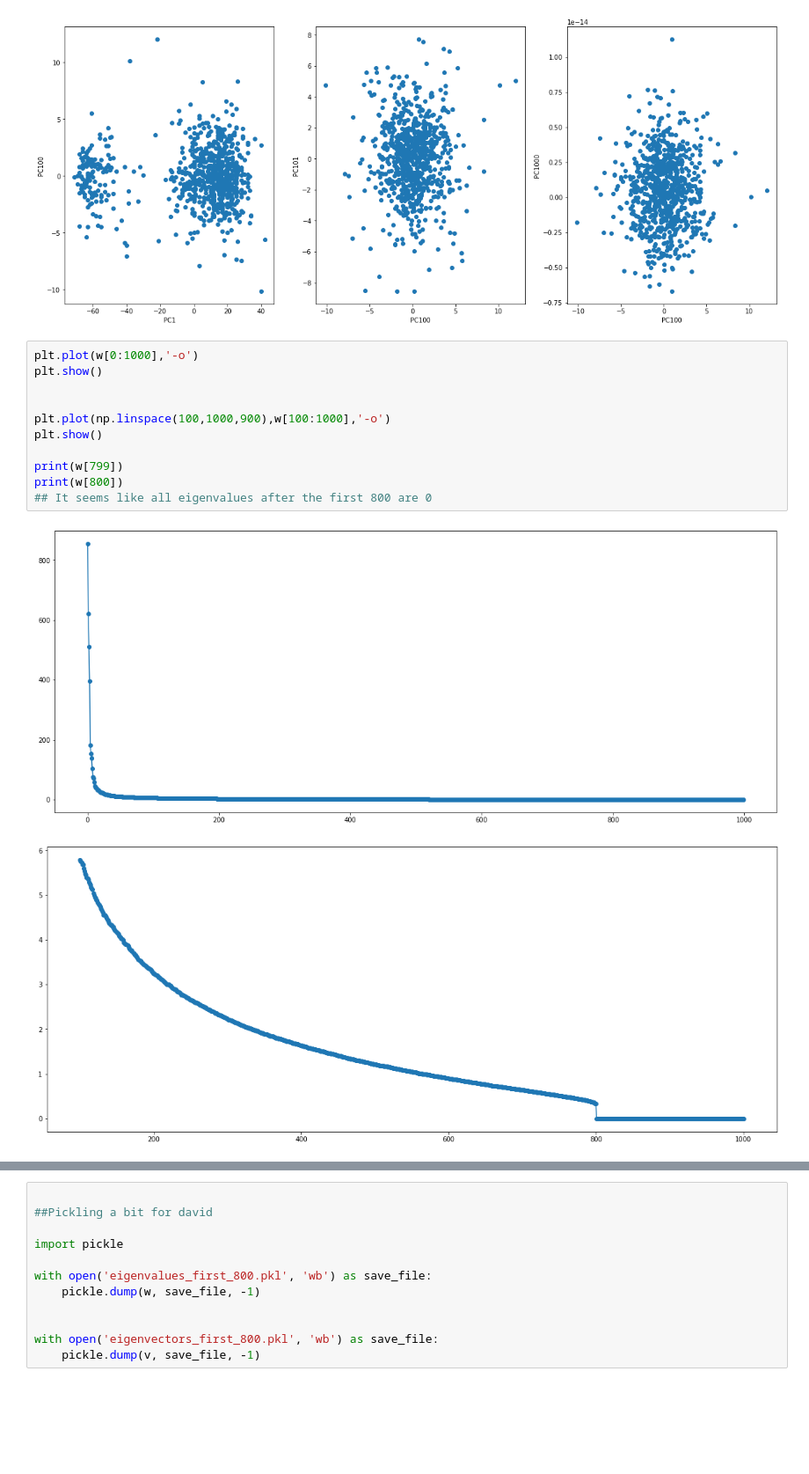
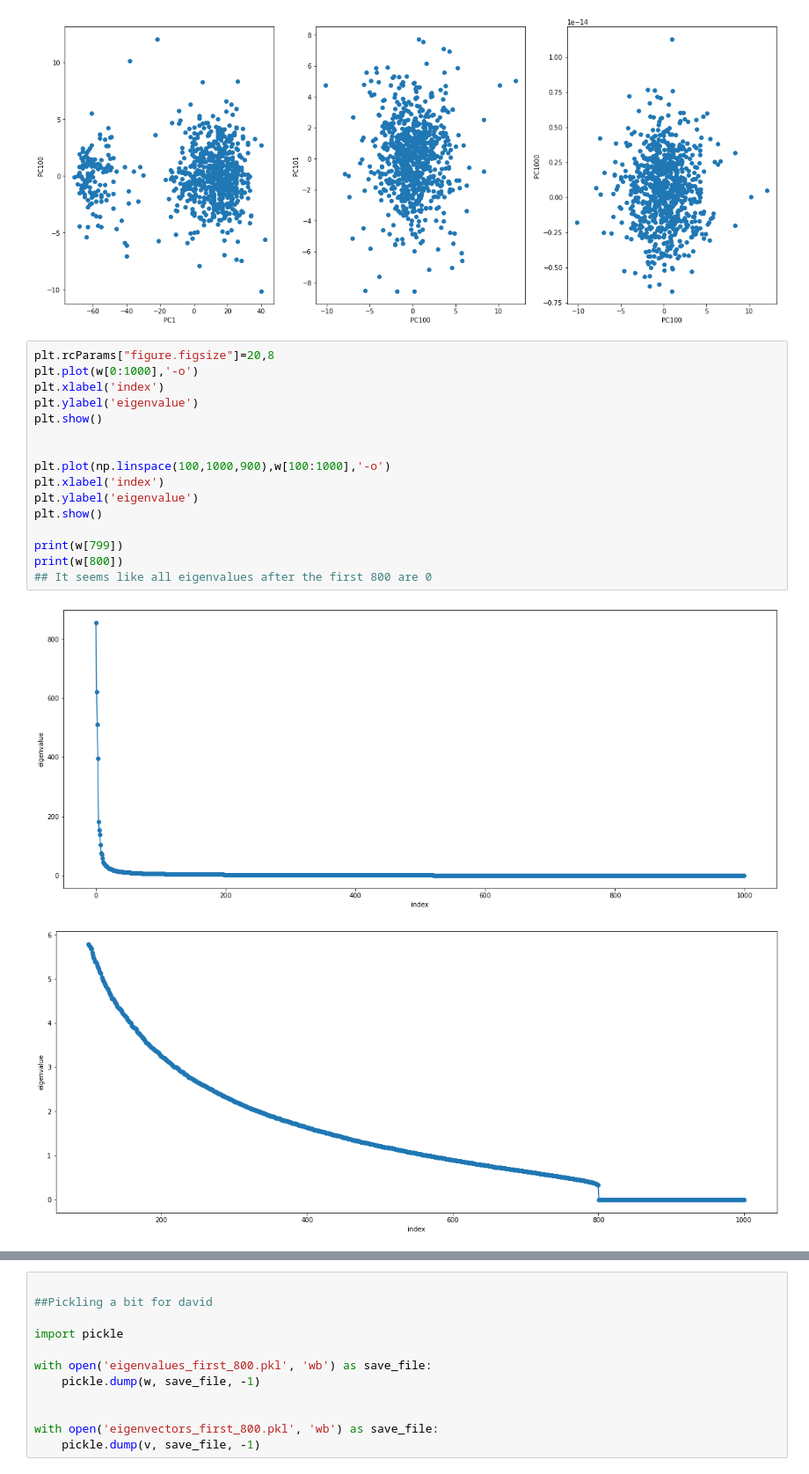
Before and after one commit to dtonderski/statistical_learning_for_big_data, a Jupyter notebook: Homework 2/P2_fred.ipynb, the cells around one changed output, grey strips where cells are left out. Shown at 88% size. Saved outputs shown, nothing was run; the diff lists cells and outputs as text; blank space fills up the shorter version.

```diff
--- a/Homework 2/P2_fred.ipynb
+++ b/Homework 2/P2_fred.ipynb
@@ -152,16 +152,21 @@ plt.ylabel('PC1000')
 Text(0, 0.5, 'PC1000')
 [figure]
 # %%
+plt.rcParams["figure.figsize"]=20,8
 plt.plot(w[0:1000],'-o')
+plt.xlabel('index')
+plt.ylabel('eigenvalue')
 plt.show()
 
 
 plt.plot(np.linspace(100,1000,900),w[100:1000],'-o')
+plt.xlabel('index')
+plt.ylabel('eigenvalue')
 plt.show()
 
 print(w[799])
 print(w[800])
 ## It seems like all eigenvalues after the first 800 are 0
 # %% [output]
-[figure, old version]
+[figure, new version]
-[figure, old version]
+[figure, new version]
```
Also changed, not shown: parts of 15 cells of this notebook, 5 other files.
